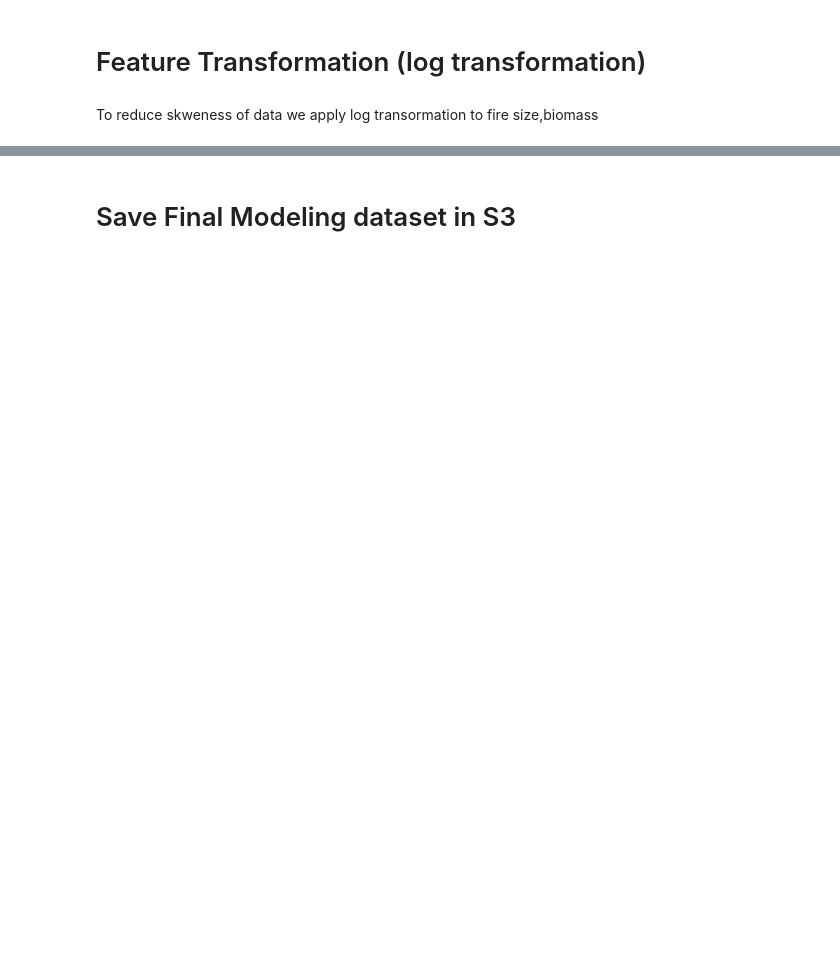
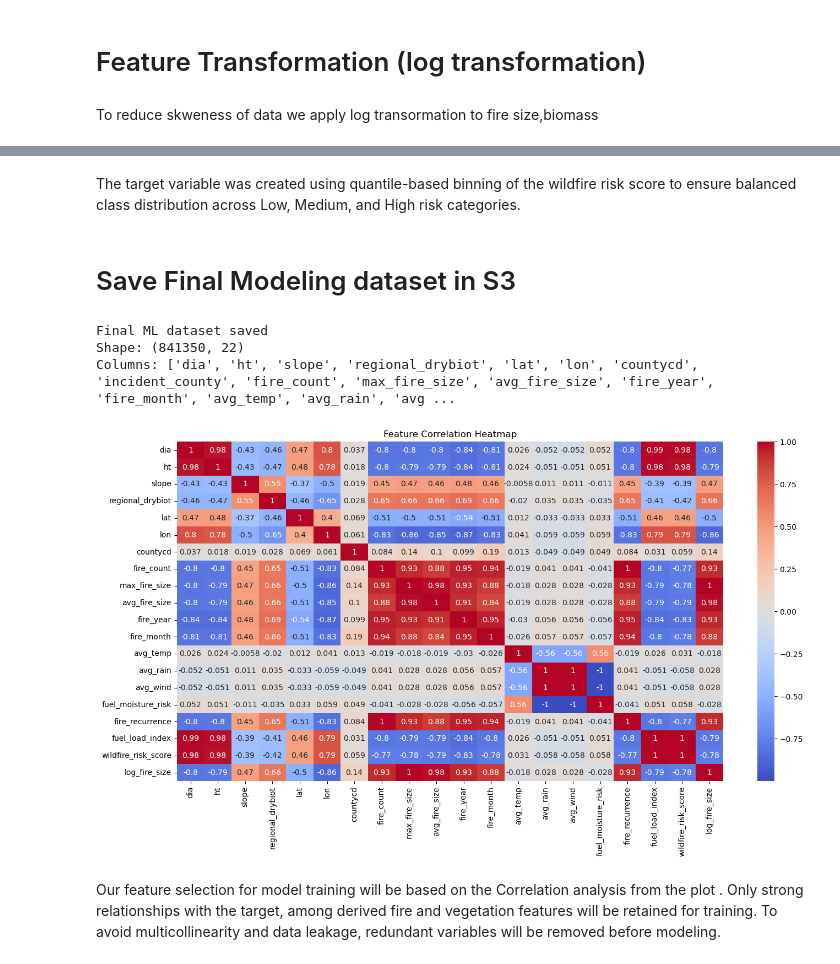
Before and after one commit to SheshmaJ/ADS-508-Final-Project, a Jupyter notebook: data_cleaning_processing.ipynb, the cells around one changed output, grey strips where cells are left out. Cells and saved outputs as stored; diff of their text form; code cells hidden in the pictures; blank space fills up the shorter version.

```diff
--- a/data_cleaning_processing.ipynb
+++ b/data_cleaning_processing.ipynb
@@ -518,4 +628,5 @@ A dense stand of large, tall trees with high biomass contains far more burnable
 # %% [markdown]
 This measures howmuch burnable vegetation exist. This is measured as Fuel load=tree size*toal biomass
 # %%
-vegetation_risk_data["fuel_load_index"] =np.log1p(vegetation_risk_data["DIA"] * vegetation_risk_data["HT"] *(vegetation_risk_data["REGIONAL_DRYBIOT"]))
+vegetation_risk_data["fuel_load_index"] =np.log1p(vegetation_risk_data["dia"] * vegetation_risk_data["ht"] *(vegetation_risk_data["regional_drybiot"]))
+vegetation_risk_data["fuel_load_index"].head()
@@ -553,3 +695,5 @@ vegetation_risk_data["log_fire_size"] = np.log1p(vegetation_risk_data["max_fire_
+# %% [markdown]
+The target variable was created using quantile-based binning of the wildfire risk score to ensure balanced class distribution across Low, Medium, and High risk categories.
 # %% [markdown]
 # Save Final Modeling dataset in S3
 # %%
@@ -558,3 +702,19 @@ vegetation_risk_data.to_parquet("s3://vegetation-risk-ml/final/ml_ready/vegetati
 print("Final ML dataset saved")
 print(f"Shape: {vegetation_risk_data.shape}")
 print(f"Columns: {list(vegetation_risk_data.columns)}")
+# %% [output]
+Final ML dataset saved
+Shape: (841350, 22)
+Columns: ['dia', 'ht', 'slope', 'regional_drybiot', 'lat', 'lon', 'countycd', 'incident_county', 'fire_count', 'max_fire_size', 'avg_fire_size', 'fire_year', 'fire_month', 'avg_temp', 'avg_rain', 'avg ...
+# %%
+#Visualise the final ML table correlation with each other
+corr = vegetation_risk_data.corr(method="spearman", numeric_only=True)
+
+plt.figure(figsize=(16,8))
+sns.heatmap(corr, annot=True, cmap="coolwarm")
+plt.title("Feature Correlation Heatmap")
+plt.show()
+# %% [output]
+[figure, added]
+# %% [markdown]
+Our feature selection for model training will be based on the Correlation analysis from the plot . Only strong relationships with the target, among derived fire and vegetation features will be retained for training. To avoid multicollinearity and data leakage, redundant variables will be  removed before modeling.
```
Also changed, not shown: parts of 17 cells of this notebook.
